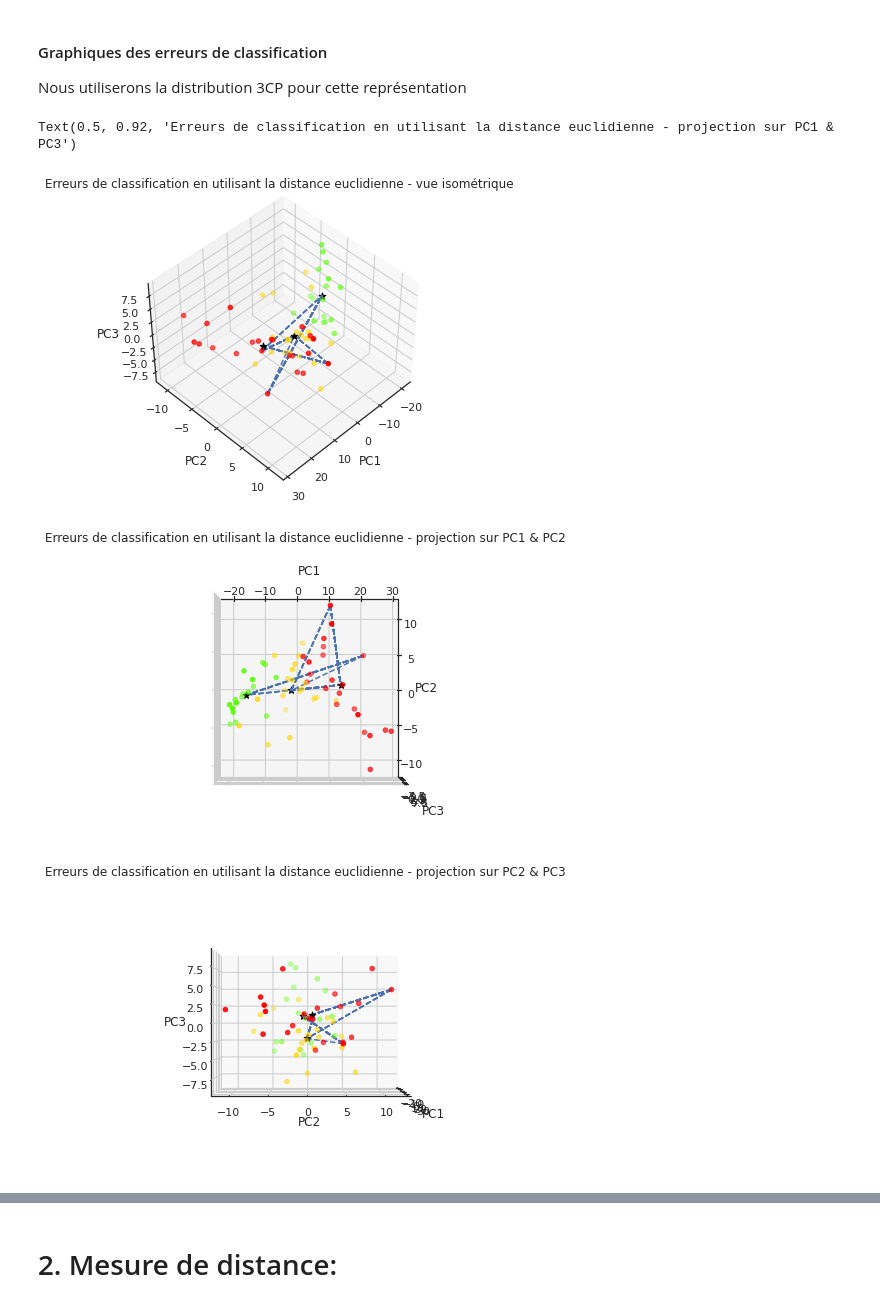
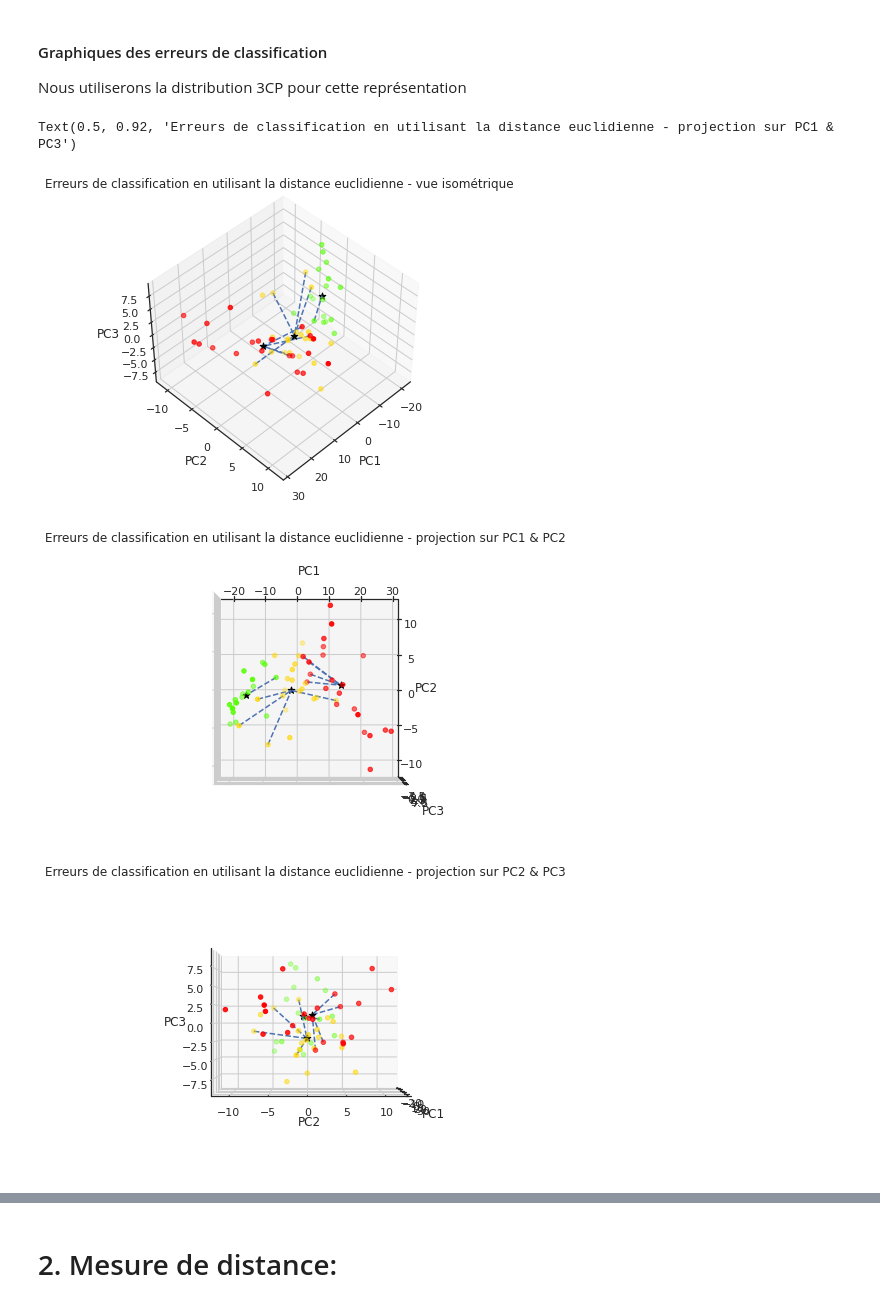
Before and after one commit to ggs22/IFT870-TP1, a Jupyter notebook: tp1.ipynb, the cells around one changed output, grey strips where cells are left out. Saved outputs shown, nothing was run; the diff lists cells and outputs as text; code cells hidden in the pictures.

```diff
--- a/tp1.ipynb
+++ b/tp1.ipynb
@@ -281,37 +275,37 @@ def PlotPC3D(X, Y, Z, elevation:int, azimut:int, c_dict:dict, error_vector:pd.Da
     ax.scatter(xs=c_dict[2][0], ys=c_dict[2][1], zs=c_dict[2][2], marker='*', c='black',
                depthshade=True, s = 50)
 
     ax.set_xlabel('PC1')
     ax.set_ylabel('PC2')
     ax.set_zlabel('PC3')
 
     centroids = np.array([c_dict[0], c_dict[1], c_dict[2]])
 
     # Here we plot the dote-lined red error vectors in the 3D Graphs
-    for index, err in error_vector.iterrows():
-        err_vec_xs = np.array([X_pca_3[int(err[0]), 0], centroids[int(err[1]), 0]])
-        err_vec_ys = np.array([X_pca_3[int(err[0]), 1], centroids[int(err[1]), 1]])
-        err_vec_zs = np.array([X_pca_3[int(err[0]), 2], centroids[int(err[1]), 2]])
+    for index, err in error_vector[error_vector['divergence']==1].iterrows():
+        err_vec_xs = np.array([X_pca_3[index, 0], centroids[int(err[0]), 0]])
+        err_vec_ys = np.array([X_pca_3[index, 1], centroids[int(err[0]), 1]])
+        err_vec_zs = np.array([X_pca_3[index, 2], centroids[int(err[0]), 2]])
         ax.plot(err_vec_xs, err_vec_ys, err_vec_zs, 'b--')
 
     return fig, ax
 
 # Plot some error vectors graphs
 _, ax1 = PlotPC3D(X_pca_3[:, 0], X_pca_3[:, 1], X_pca_3[:, 2], elevation=45, azimut=45,
                   c_dict=centroids_dict_3CP, error_vector=errors_df_3CP)
 _, ax2 = PlotPC3D(X_pca_3[:, 0], X_pca_3[:, 1], X_pca_3[:, 2], elevation=90, azimut=270,
                   c_dict=centroids_dict_3CP, error_vector=errors_df_3CP)
 _, ax3 = PlotPC3D(X_pca_3[:, 0], X_pca_3[:, 1], X_pca_3[:, 2], elevation=0, azimut=0,
                   c_dict=centroids_dict_3CP, error_vector=errors_df_3CP)
 _, ax4 = PlotPC3D(X_pca_3[:, 0], X_pca_3[:, 1], X_pca_3[:, 2], elevation=0, azimut=90,
                   c_dict=centroids_dict_3CP, error_vector=errors_df_3CP)
 
 ax1.set_title('Erreurs de classification en utilisant la distance euclidienne - vue isométrique')
 ax2.set_title('Erreurs de classification en utilisant la distance euclidienne - projection sur PC1 & PC2')
 ax3.set_title('Erreurs de classification en utilisant la distance euclidienne - projection sur PC2 & PC3')
 ax4.set_title('Erreurs de classification en utilisant la distance euclidienne - projection sur PC1 & PC3')
 # %% [output]
 Text(0.5, 0.92, 'Erreurs de classification en utilisant la distance euclidienne - projection sur PC1 & PC3')
-[figure, old version]
+[figure, new version]
-[figure, old version]
+[figure, new version]
-[figure, old version]
+[figure, new version]
```
Also changed, not shown: parts of 16 cells of this notebook.
